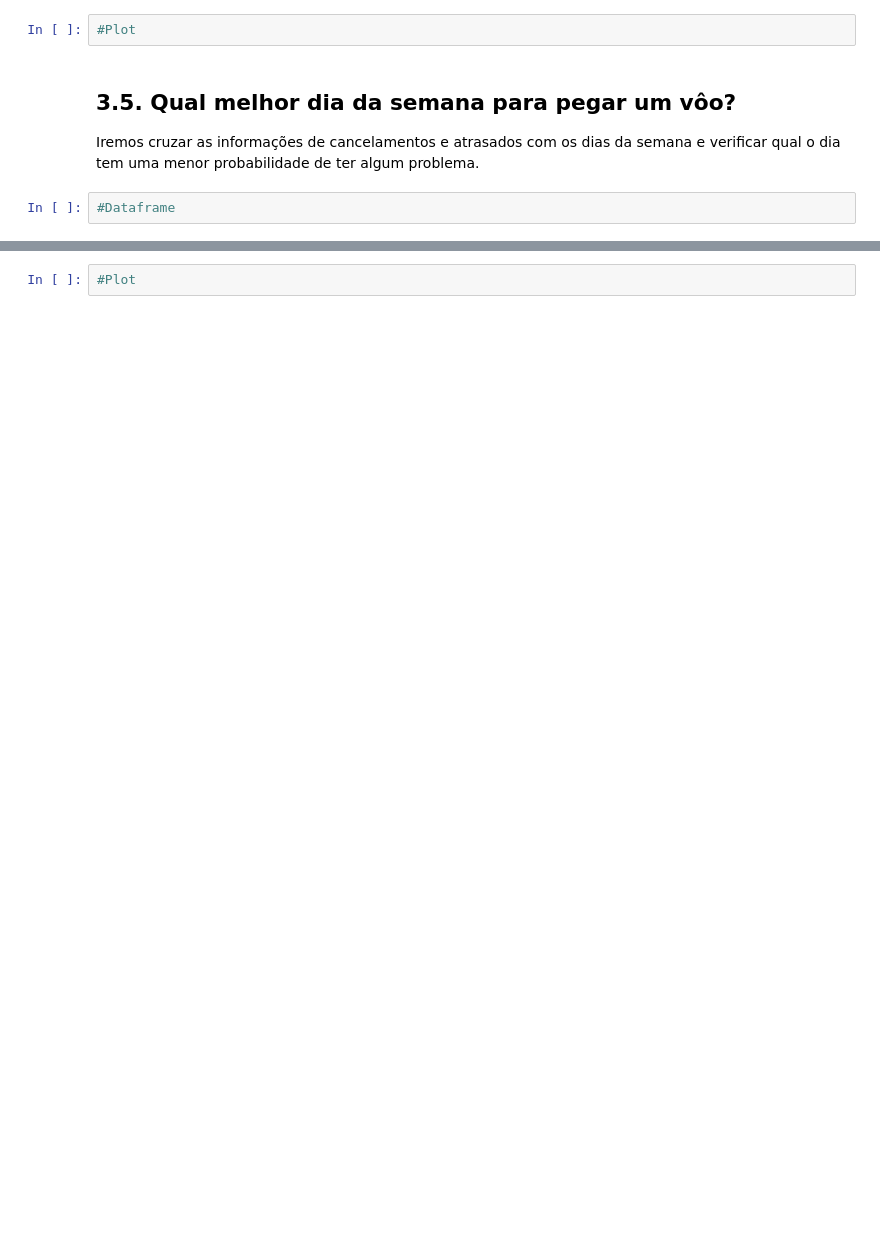
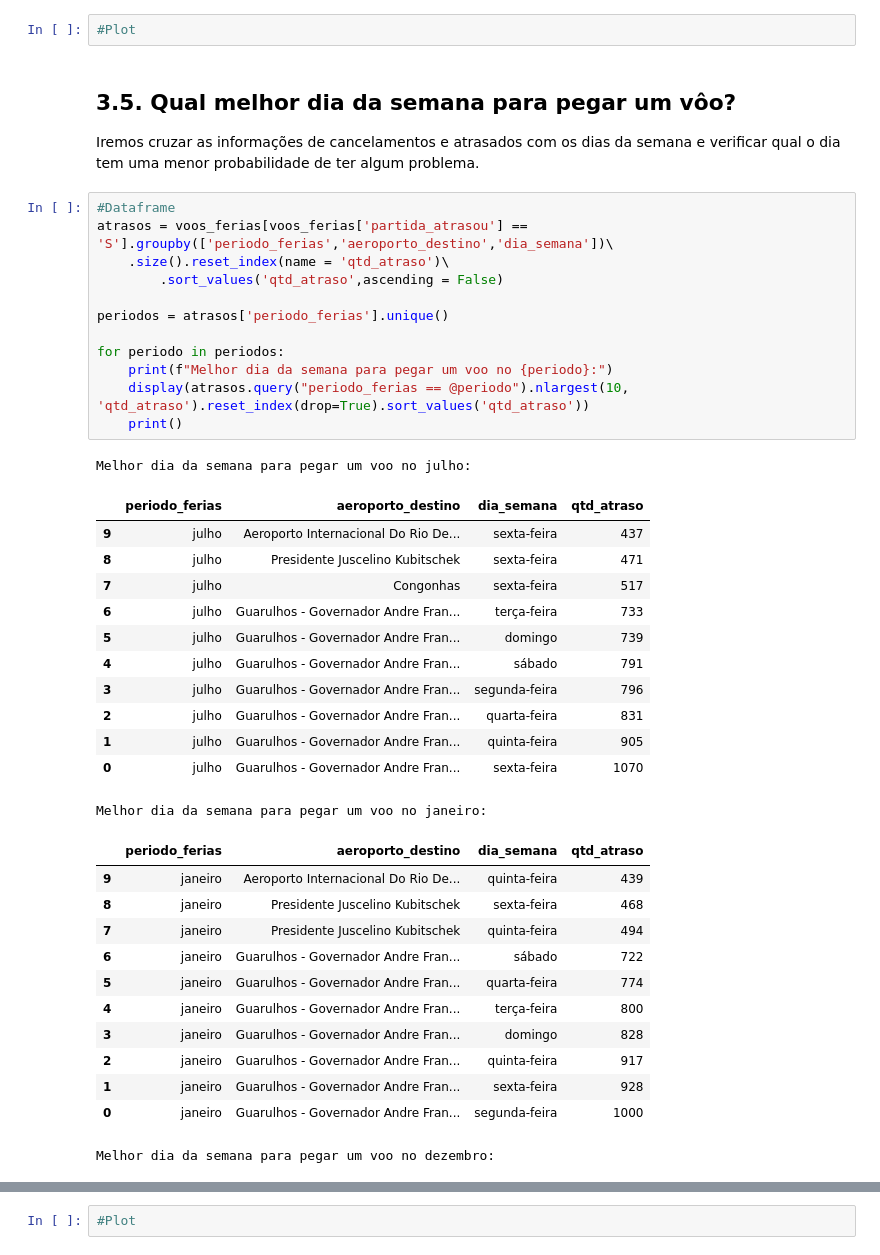
Before and after one commit to rderoncio/a3_bigdata_analisedados, a Jupyter notebook: A3/anac_análise_exploratória.ipynb, the cells around one changed output, grey strips where cells are left out. Saved outputs shown, nothing was run; the diff lists cells and outputs as text; blank space fills up the shorter version.

```diff
--- a/A3/anac_análise_exploratória.ipynb
+++ b/A3/anac_análise_exploratória.ipynb
@@ -436,5 +598,41 @@ Aqui faremos o DE-PARA entre os  aeroporto origem/destino, para os principais de
 # %% [markdown]
 ## 3.5. Qual melhor dia da semana para pegar um vôo?
 Iremos cruzar as informações de cancelamentos e atrasados com os dias da semana e verificar qual o dia tem uma menor probabilidade de ter algum problema.
-# %%
-#Dataframe
+# %%
+#Dataframe
+atrasos = voos_ferias[voos_ferias['partida_atrasou'] == 'S'].groupby(['periodo_ferias','aeroporto_destino','dia_semana'])\
+    .size().reset_index(name = 'qtd_atraso')\
+        .sort_values('qtd_atraso',ascending = False)
+
+periodos = atrasos['periodo_ferias'].unique()
+
+for periodo in periodos:
+    print(f"Melhor dia da semana para pegar um voo no {periodo}:")
+    display(atrasos.query("periodo_ferias == @periodo").nlargest(10, 'qtd_atraso').reset_index(drop=True).sort_values('qtd_atraso'))
+    print()
+# %% [output]
+Melhor dia da semana para pegar um voo no julho:
+|  | periodo_ferias | aeroporto_destino | dia_semana | qtd_atraso |
+| 9 | julho | Aeroporto Internacional Do Rio De... | sexta-feira | 437 |
+| 8 | julho | Presidente Juscelino Kubitschek | sexta-feira | 471 |
+| 7 | julho | Congonhas | sexta-feira | 517 |
+| 6 | julho | Guarulhos - Governador Andre Fran... | terça-feira | 733 |
+| 5 | julho | Guarulhos - Governador Andre Fran... | domingo | 739 |
+| 4 | julho | Guarulhos - Governador Andre Fran... | sábado | 791 |
+| 3 | julho | Guarulhos - Governador Andre Fran... | segunda-feira | 796 |
+| 2 | julho | Guarulhos - Governador Andre Fran... | quarta-feira | 831 |
+| 1 | julho | Guarulhos - Governador Andre Fran... | quinta-feira | 905 |
+| 0 | julho | Guarulhos - Governador Andre Fran... | sexta-feira | 1070 |
+Melhor dia da semana para pegar um voo no janeiro:
+|  | periodo_ferias | aeroporto_destino | dia_semana | qtd_atraso |
+| 9 | janeiro | Aeroporto Internacional Do Rio De... | quinta-feira | 439 |
+| 8 | janeiro | Presidente Juscelino Kubitschek | sexta-feira | 468 |
+| 7 | janeiro | Presidente Juscelino Kubitschek | quinta-feira | 494 |
+| 6 | janeiro | Guarulhos - Governador Andre Fran... | sábado | 722 |
+| 5 | janeiro | Guarulhos - Governador Andre Fran... | quarta-feira | 774 |
+| 4 | janeiro | Guarulhos - Governador Andre Fran... | terça-feira | 800 |
+| 3 | janeiro | Guarulhos - Governador Andre Fran... | domingo | 828 |
+| 2 | janeiro | Guarulhos - Governador Andre Fran... | quinta-feira | 917 |
+| 1 | janeiro | Guarulhos - Governador Andre Fran... | sexta-feira | 928 |
+| 0 | janeiro | Guarulhos - Governador Andre Fran... | segunda-feira | 1000 |
+Melhor dia da semana para pegar um voo no dezembro:
```
Also changed, not shown: parts of 12 cells of this notebook, 1 other file.
